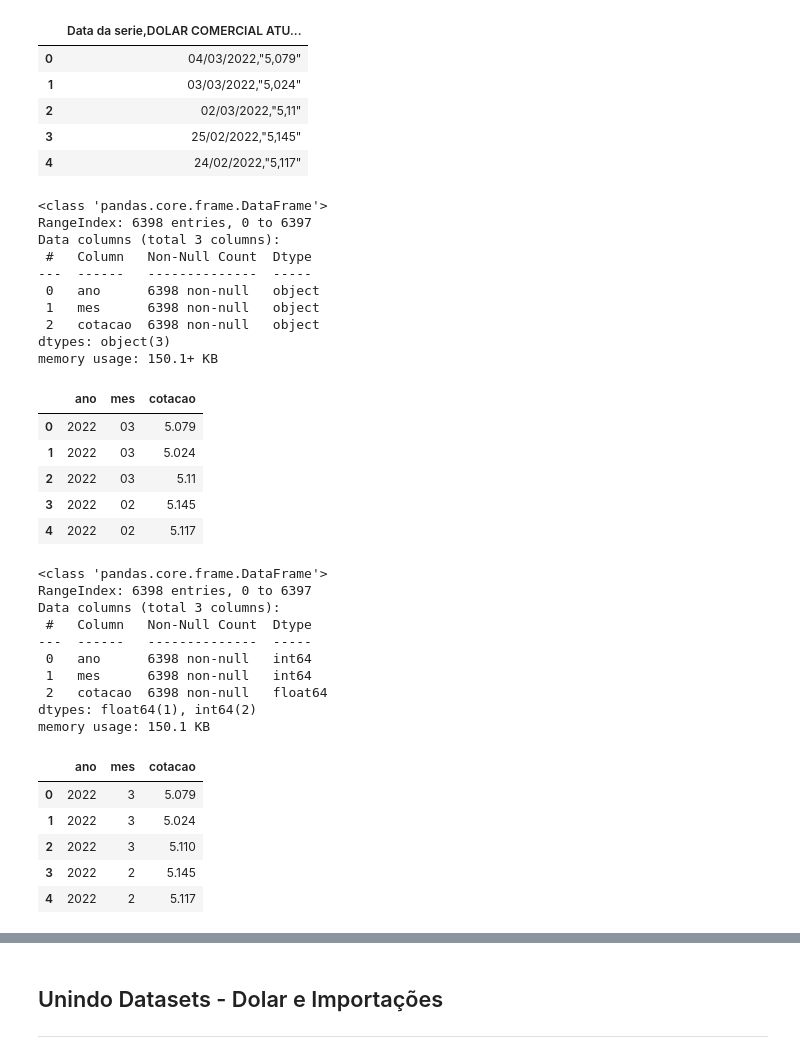
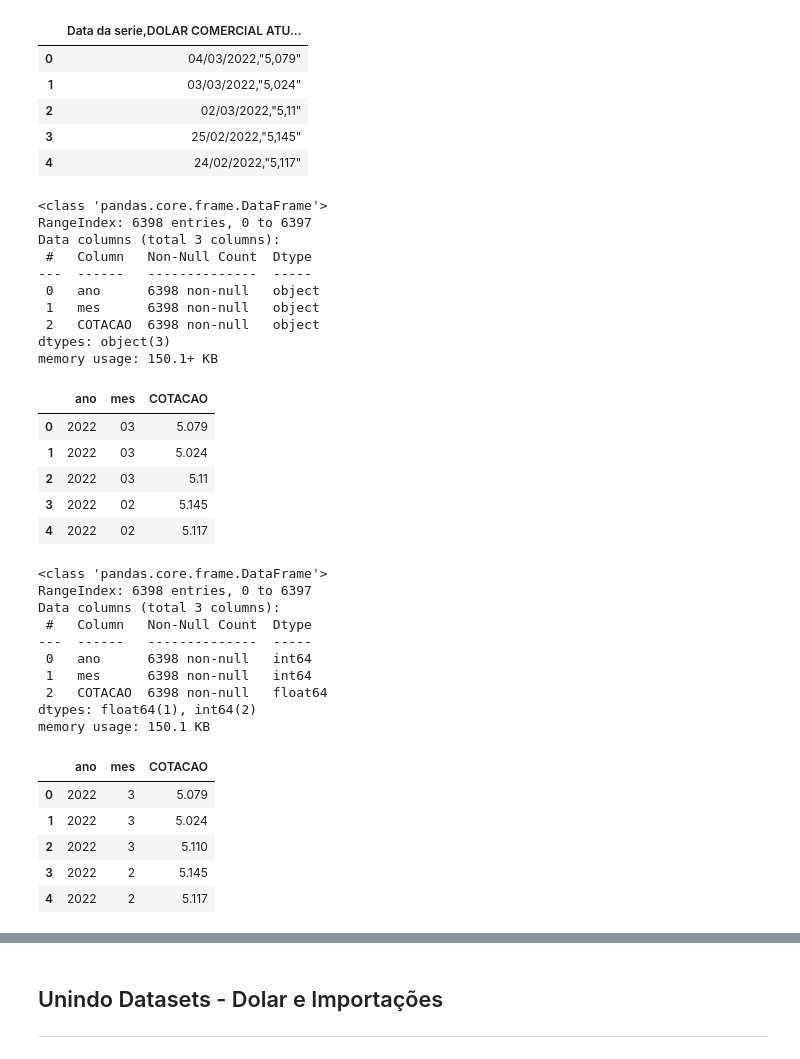
Before and after one commit to Danielpsob/DSWP, a Jupyter notebook: notebooks/analise_dados29-03.ipynb, the cells around one changed output, grey strips where cells are left out. Cells and saved outputs as stored; diff of their text form; code cells hidden in the pictures.

```diff
--- a/notebooks/analise_dados29-03.ipynb
+++ b/notebooks/analise_dados29-03.ipynb
@@ -335,23 +352,23 @@ memory usage: 50.1+ KB
 # %%
 df_dolar["ano"] = df_dolar["Data da serie,DOLAR COMERCIAL ATUALIZADO AS 16H30"].apply(lambda x: str(x)[6:10])
 df_dolar["mes"] = df_dolar["Data da serie,DOLAR COMERCIAL ATUALIZADO AS 16H30"].apply(lambda x: str(x)[3:5])
-df_dolar["cotacao"] = df_dolar["Data da serie,DOLAR COMERCIAL ATUALIZADO AS 16H30"].apply(lambda x: str(x)[11:])
-df_dolar["cotacao"] = df_dolar["cotacao"].str.replace(',','.').str.replace('"','')
+df_dolar["COTACAO"] = df_dolar["Data da serie,DOLAR COMERCIAL ATUALIZADO AS 16H30"].apply(lambda x: str(x)[11:])
+df_dolar["COTACAO"] = df_dolar["COTACAO"].str.replace(',','.').str.replace('"','')
 df_dolar.drop(['Data da serie,DOLAR COMERCIAL ATUALIZADO AS 16H30'],axis=1,inplace=True)
 df_dolar.info()
 df_dolar.head()
 # %% [output]
 <class 'pandas.core.frame.DataFrame'>
 RangeIndex: 6398 entries, 0 to 6397
 Data columns (total 3 columns):
  #   Column   Non-Null Count  Dtype
 ---  ------   --------------  -----
  0   ano      6398 non-null   object
  1   mes      6398 non-null   object
- 2   cotacao  6398 non-null   object
+ 2   COTACAO  6398 non-null   object
 dtypes: object(3)
 memory usage: 150.1+ KB
-|  | ano | mes | cotacao |
+|  | ano | mes | COTACAO |
 | 0 | 2022 | 03 | 5.079 |
 | 1 | 2022 | 03 | 5.024 |
 | 2 | 2022 | 03 | 5.11 |
@@ -360,7 +377,7 @@ memory usage: 150.1+ KB
 # %%
 df_dolar["ano"] = df_dolar["ano"].astype(int)
 df_dolar["mes"] = df_dolar["mes"].astype(int)
-df_dolar["cotacao"] = df_dolar["cotacao"].astype(float)
+df_dolar["COTACAO"] = df_dolar["COTACAO"].astype(float)
 df_dolar.info()
 df_dolar.head()
 # %% [output]
@@ -371,10 +388,10 @@ Data columns (total 3 columns):
 ---  ------   --------------  -----
  0   ano      6398 non-null   int64
  1   mes      6398 non-null   int64
- 2   cotacao  6398 non-null   float64
+ 2   COTACAO  6398 non-null   float64
 dtypes: float64(1), int64(2)
 memory usage: 150.1 KB
-|  | ano | mes | cotacao |
+|  | ano | mes | COTACAO |
 | 0 | 2022 | 3 | 5.079 |
 | 1 | 2022 | 3 | 5.024 |
 | 2 | 2022 | 3 | 5.110 |
```
Also changed, not shown: parts of 26 cells of this notebook.
